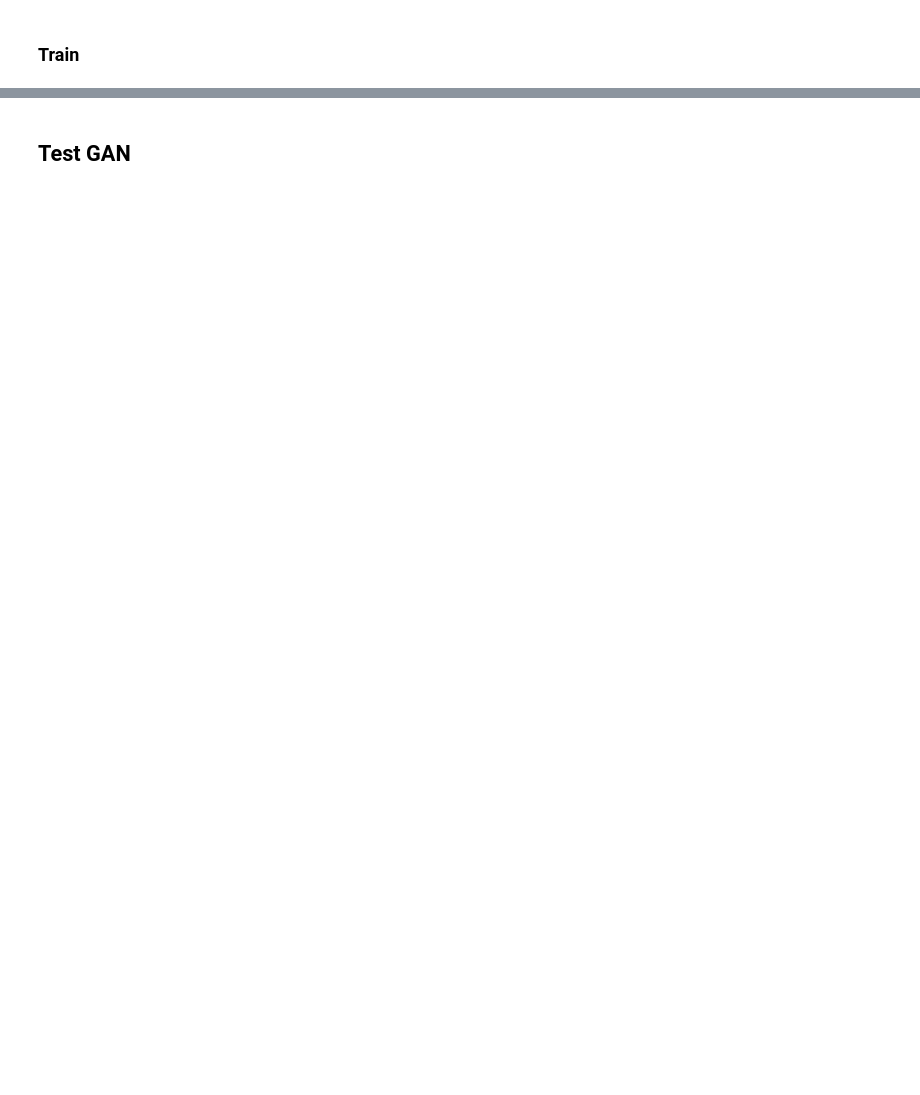
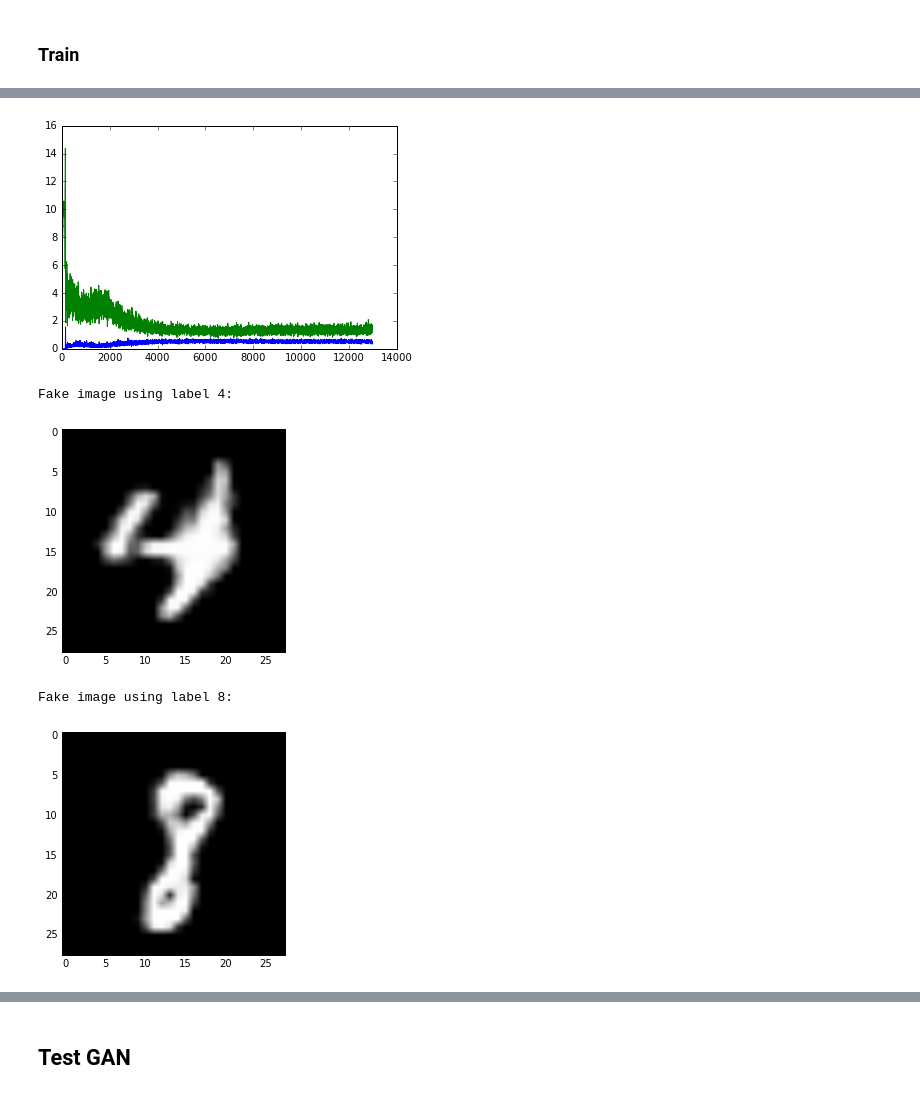
Before and after one commit to angadgill/conditional_cnn_gan, a Jupyter notebook: Class_Conditional_CNN_GAN.ipynb, the cells around one changed output, grey strips where cells are left out. Cells and saved outputs as stored; diff of their text form; code cells hidden in the pictures; blank space fills up the shorter version.

```diff
--- a/Class_Conditional_CNN_GAN.ipynb
+++ b/Class_Conditional_CNN_GAN.ipynb
@@ -291,0 +360,3 @@ Fake image using label 6:
+# %%
+train(10000, d_losses, gan_losses)
+# %% [output]
@@ -292,3 +367,8 @@ Fake image using label 6:
+[figure, added]
+Fake image using label 4:
+[figure, added]
+Fake image using label 8:
+[figure, added]
 # %%
 d_opt.lr.set_value(1e-5)
 gan_opt.lr.set_value(1e-5)
```
Also changed, not shown: parts of 15 cells of this notebook.
